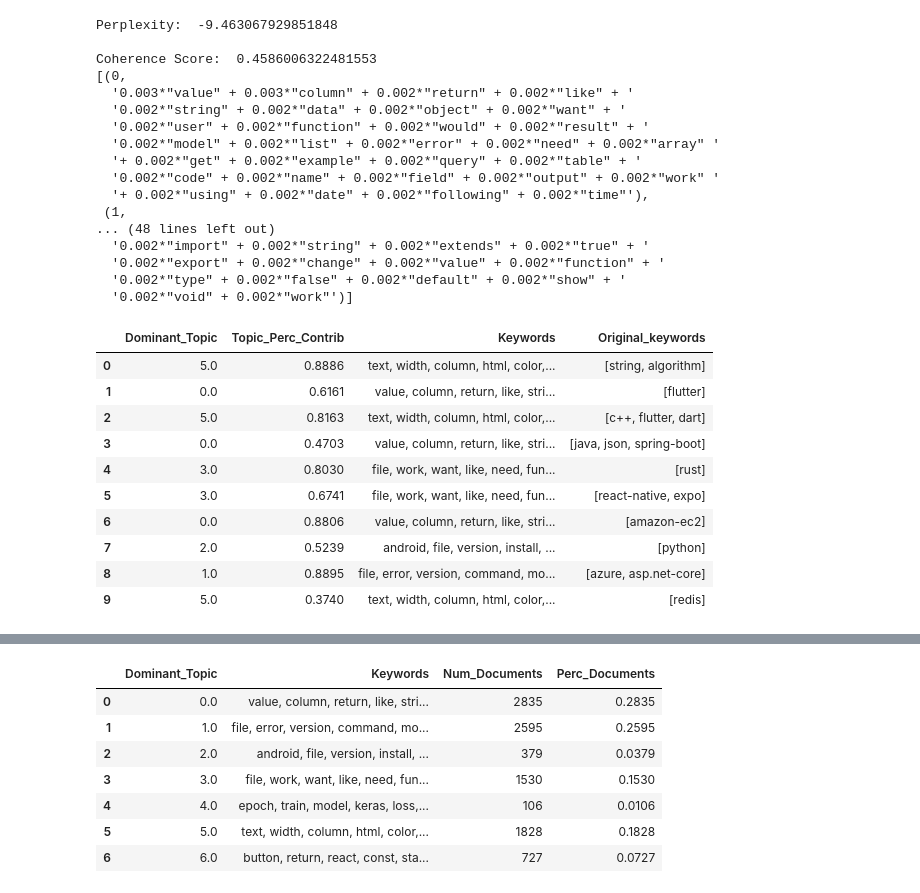
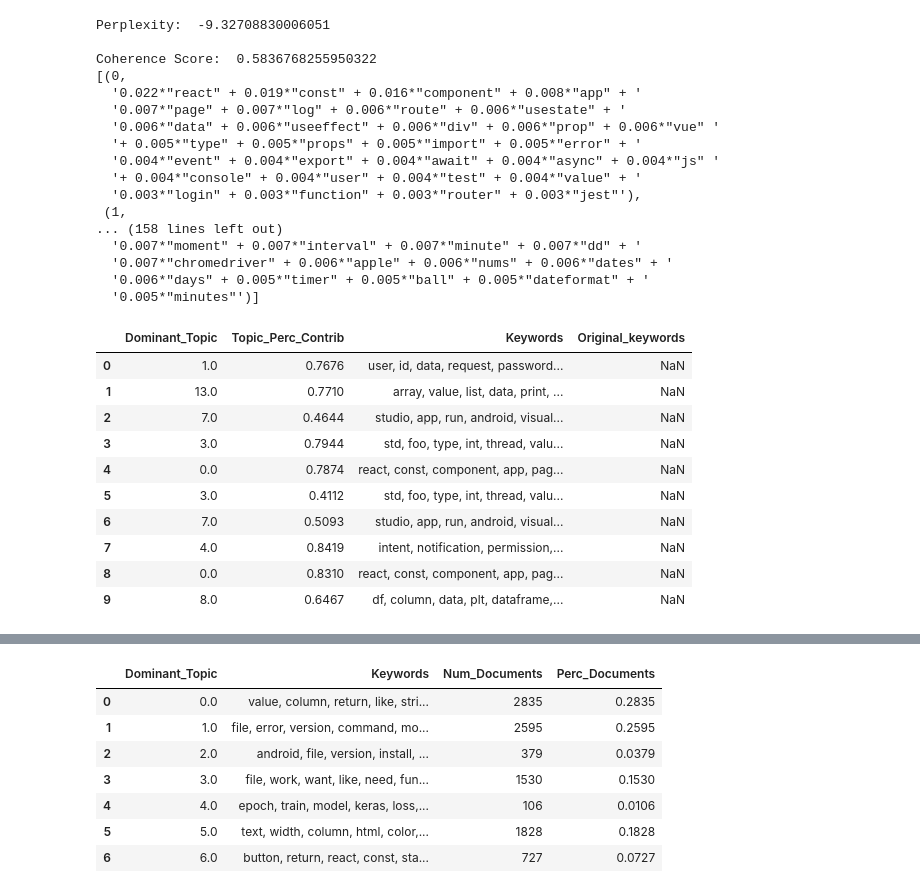
Before and after one commit to felanbi/Projet-OC-Categoriser-automatiquement-des-questions, a Jupyter notebook: P5_02_notebooktest.ipynb, the cells around one changed output, grey strips where cells are left out. Saved outputs shown, nothing was run; the diff lists cells and outputs as text; code cells hidden in the pictures.

```diff
--- a/P5_02_notebooktest.ipynb
+++ b/P5_02_notebooktest.ipynb
@@ -8,0 +14,10 @@ import os
+# %%
+data = pd.read_csv("drive/MyDrive/data/data_tokenized_sw_free.csv")
+data.set_index("Id", inplace = True)
+
+def tolist(x):
+    x = x[2:-2]
+    return x.split("', '")
+
+data.tags = data.tags.map(tolist)
+data.head()
@@ -9,6 +32,5 @@ import os
 # %%
-df = pd.read_csv('drive/MyDrive/data/data_top_10000_vocab.csv').head(10000)
-for col in df.columns[:2]:
-    df['splitted_' + col] = df[col].astype(str).map(lambda x: x.split())
+df = data.head(80000).copy()
+df.post = df.post.map(lambda x: [w for w in x.split() if w != "am"])
 df.head()
 # %% [output]
@@ -143,35 +85,34 @@ Num Topics = 50  has Coherence Value of 0.5325
 # %%
 from pprint import pprint
-optimal_model = model_list[5]
 
-print('\nPerplexity: ', optimal_model.log_perplexity(tfidf_corpus))
+print('\nPerplexity: ', model.log_perplexity(tfidf_corpus))
 
-coherence_model_lda = CoherenceModel(model=optimal_model, texts=texts, dictionary=id2word, coherence='c_v')
+coherence_model_lda = CoherenceModel(model=model, texts=texts, dictionary=id2word, coherence='c_v')
 coherence_lda = coherence_model_lda.get_coherence()
 print('\nCoherence Score: ', coherence_lda)
 
-model_topics = optimal_model.show_topics(formatted=False)
-pprint(optimal_model.print_topics(num_words=30))
+model_topics = model.show_topics(formatted=False)
+pprint(model.print_topics(num_words=30))
 # %% [output]
-Perplexity:  -9.463067929851848
+Perplexity:  -9.32708830006051
 
-Coherence Score:  0.4586006322481553
+Coherence Score:  0.5836768255950322
 [(0,
-  '0.003*"value" + 0.003*"column" + 0.002*"return" + 0.002*"like" + '
-  '0.002*"string" + 0.002*"data" + 0.002*"object" + 0.002*"want" + '
-  '0.002*"user" + 0.002*"function" + 0.002*"would" + 0.002*"result" + '
-  '0.002*"model" + 0.002*"list" + 0.002*"error" + 0.002*"need" + 0.002*"array" '
-  '+ 0.002*"get" + 0.002*"example" + 0.002*"query" + 0.002*"table" + '
-  '0.002*"code" + 0.002*"name" + 0.002*"field" + 0.002*"output" + 0.002*"work" '
-  '+ 0.002*"using" + 0.002*"date" + 0.002*"following" + 0.002*"time"'),
+  '0.022*"react" + 0.019*"const" + 0.016*"component" + 0.008*"app" + '
+  '0.007*"page" + 0.007*"log" + 0.006*"route" + 0.006*"usestate" + '
+  '0.006*"data" + 0.006*"useeffect" + 0.006*"div" + 0.006*"prop" + 0.006*"vue" '
+  '+ 0.005*"type" + 0.005*"props" + 0.005*"import" + 0.005*"error" + '
+  '0.004*"event" + 0.004*"export" + 0.004*"await" + 0.004*"async" + 0.004*"js" '
+  '+ 0.004*"console" + 0.004*"user" + 0.004*"test" + 0.004*"value" + '
+  '0.003*"login" + 0.003*"function" + 0.003*"router" + 0.003*"jest"'),
  (1,
-... (48 lines left out)
-  '0.002*"import" + 0.002*"string" + 0.002*"extends" + 0.002*"true" + '
-  '0.002*"export" + 0.002*"change" + 0.002*"value" + 0.002*"function" + '
-  '0.002*"type" + 0.002*"false" + 0.002*"default" + 0.002*"show" + '
-  '0.002*"void" + 0.002*"work"')]
+... (158 lines left out)
+  '0.007*"moment" + 0.007*"interval" + 0.007*"minute" + 0.007*"dd" + '
+  '0.007*"chromedriver" + 0.006*"apple" + 0.006*"nums" + 0.006*"dates" + '
+  '0.006*"days" + 0.005*"timer" + 0.005*"ball" + 0.005*"dateformat" + '
+  '0.005*"minutes"')]
 # %%
-tags = df.splitted_cleaned_tags_top_200
+tags = df.tags
 
 def format_topics_sentences(ldamodel, corpus):
     # Init output
@@ -179,41 +120,41 @@ def format_topics_sentences(ldamodel, corpus):
 
     # Get main topic in each document
     for i, row in enumerate(ldamodel[corpus]):
         row = sorted(row, key=lambda x: (x[1]), reverse=True)
         # Get the Dominant topic, Perc Contribution and Keywords for each document
         for j, (topic_num, prop_topic) in enumerate(row):
             if j == 0:  # => dominant topic
                 wp = ldamodel.show_topic(topic_num)
                 topic_keywords = ", ".join([word for word, prop in wp])
                 sent_topics_df = sent_topics_df.append(pd.Series([int(topic_num),
                                                                   round(prop_topic,4),
                                                                   topic_keywords]),
                                                        ignore_index=True)
             else:
                 break
     sent_topics_df.columns = ['Dominant_Topic', 'Perc_Contribution', 'Topic_Keywords']
 
     return sent_topics_df
 
-df_topic_sents_keywords = format_topics_sentences(ldamodel=optimal_model,
+df_topic_sents_keywords = format_topics_sentences(ldamodel=model,
                                                   corpus=tfidf_corpus)
 
 # Format
 df_dominant_topic = df_topic_sents_keywords.copy()
 df_dominant_topic = pd.concat([df_dominant_topic, tags], axis=1)
 df_dominant_topic.columns = ['Dominant_Topic', 'Topic_Perc_Contrib', 'Keywords', 'Original_keywords']
 
 # Show
 df_dominant_topic.head(10)
 # %% [output]
 |  | Dominant_Topic | Topic_Perc_Contrib | Keywords | Original_keywords |
-| 0 | 5.0 | 0.8886 | text, width, column, html, color,... | [string, algorithm] |
-| 1 | 0.0 | 0.6161 | value, column, return, like, stri... | [flutter] |
-| 2 | 5.0 | 0.8163 | text, width, column, html, color,... | [c++, flutter, dart] |
-| 3 | 0.0 | 0.4703 | value, column, return, like, stri... | [java, json, spring-boot] |
-| 4 | 3.0 | 0.8030 | file, work, want, like, need, fun... | [rust] |
-| 5 | 3.0 | 0.6741 | file, work, want, like, need, fun... | [react-native, expo] |
-| 6 | 0.0 | 0.8806 | value, column, return, like, stri... | [amazon-ec2] |
-| 7 | 2.0 | 0.5239 | android, file, version, install, ... | [python] |
-| 8 | 1.0 | 0.8895 | file, error, version, command, mo... | [azure, asp.net-core] |
-| 9 | 5.0 | 0.3740 | text, width, column, html, color,... | [redis] |
+| 0 | 1.0 | 0.7676 | user, id, data, request, password... | NaN |
+| 1 | 13.0 | 0.7710 | array, value, list, data, print, ... | NaN |
+| 2 | 7.0 | 0.4644 | studio, app, run, android, visual... | NaN |
+| 3 | 3.0 | 0.7944 | std, foo, type, int, thread, valu... | NaN |
+| 4 | 0.0 | 0.7874 | react, const, component, app, pag... | NaN |
+| 5 | 3.0 | 0.4112 | std, foo, type, int, thread, valu... | NaN |
+| 6 | 7.0 | 0.5093 | studio, app, run, android, visual... | NaN |
+| 7 | 4.0 | 0.8419 | intent, notification, permission,... | NaN |
+| 8 | 0.0 | 0.8310 | react, const, component, app, pag... | NaN |
+| 9 | 8.0 | 0.6467 | df, column, data, plt, dataframe,... | NaN |
```
Also changed, not shown: parts of 15 cells of this notebook.
